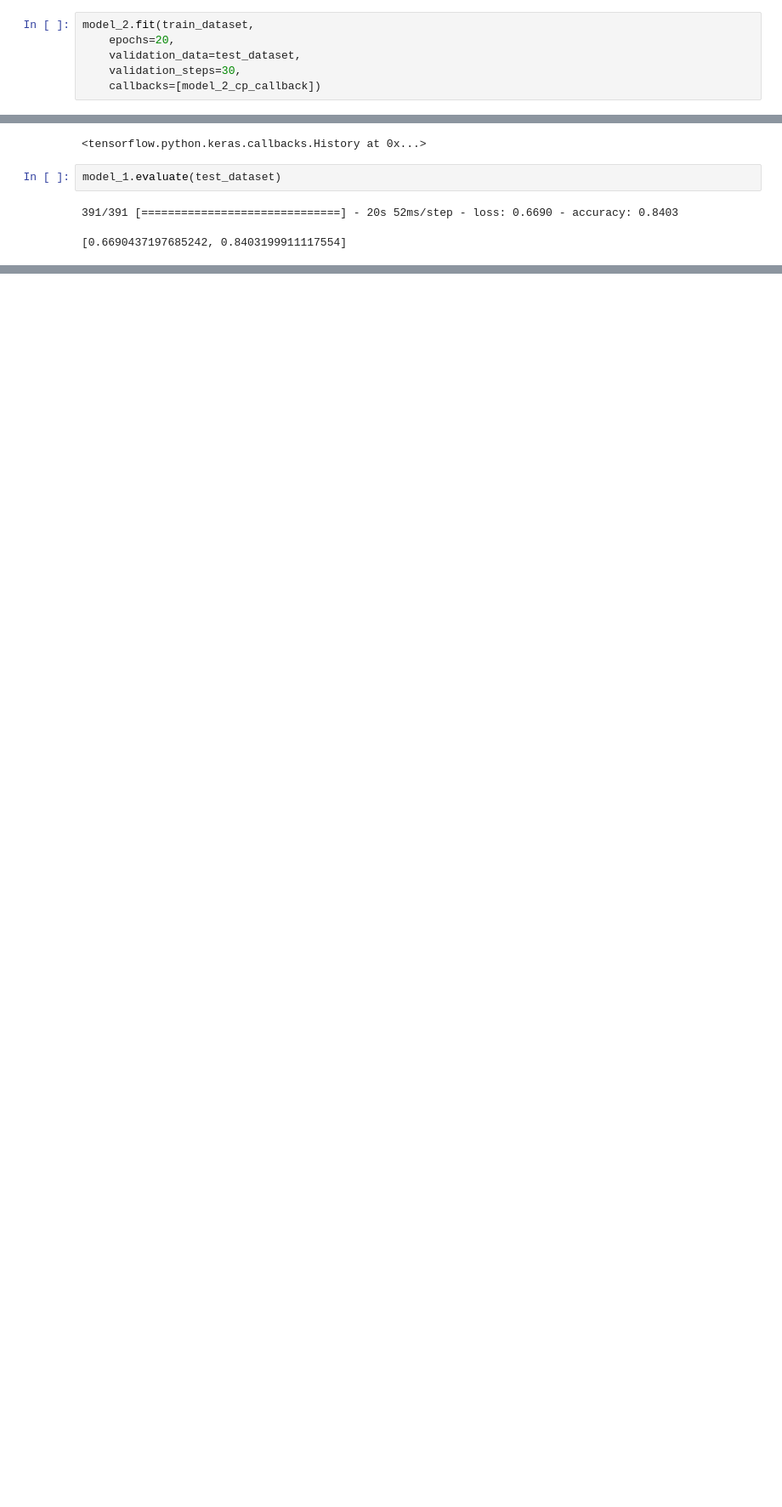
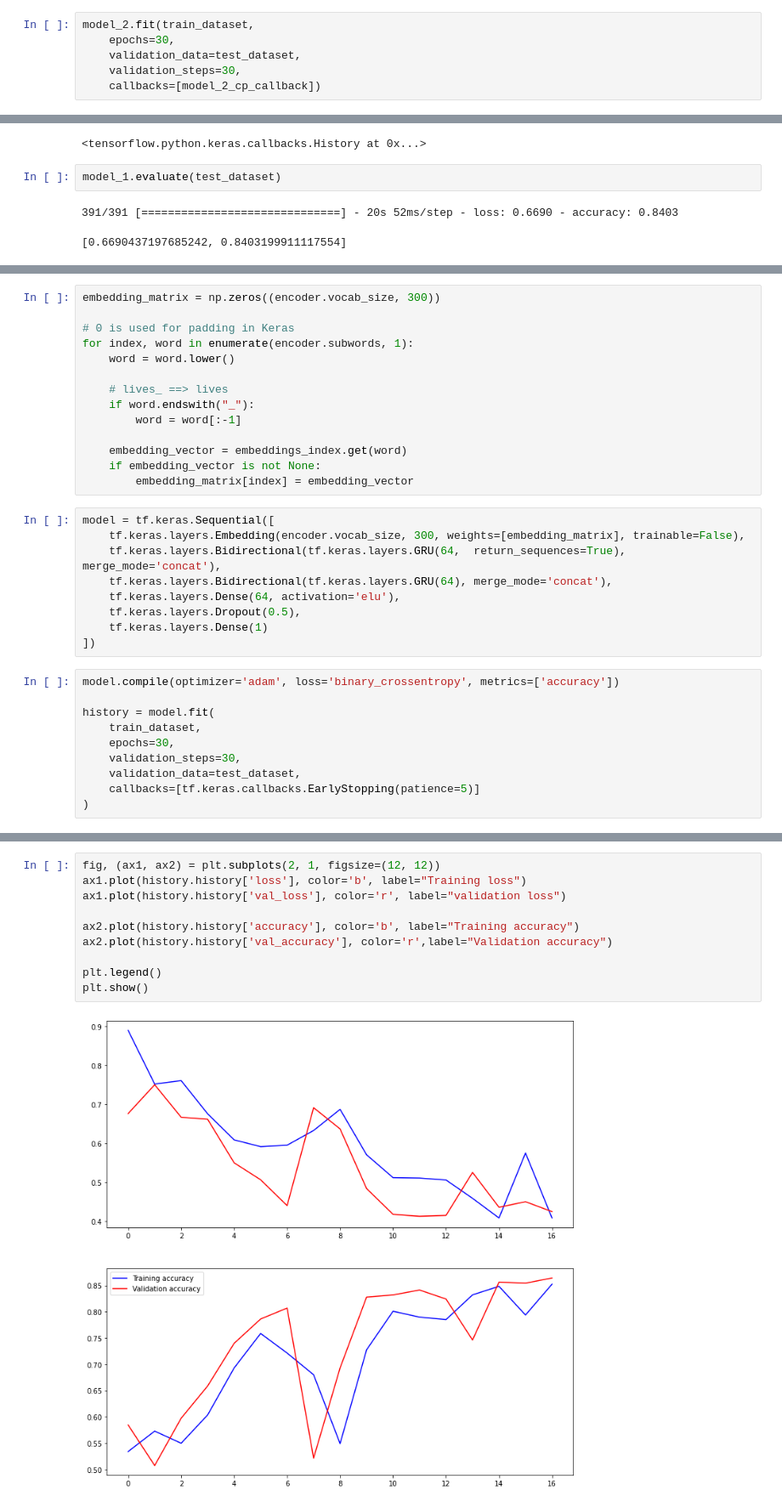
Before and after one commit to MikitaDubovik/Machine-Learning-II, a Jupyter notebook: lab7/lab7.ipynb, the cells around one changed output, grey strips where cells are left out. Shown at 85% size. Cells and saved outputs as stored; diff of their text form; blank space fills up the shorter version.

```diff
--- a/lab7/lab7.ipynb
+++ b/lab7/lab7.ipynb
@@ -88,7 +88,7 @@ model_2_cp_callback = tf.keras.callbacks.ModelCheckpoint(
     )
 # %%
 model_2.fit(train_dataset,
-    epochs=20,
+    epochs=30,
     validation_data=test_dataset,
     validation_steps=30,
     callbacks=[model_2_cp_callback])
@@ -123,0 +174,33 @@ model_2.evaluate(test_dataset)
+# %%
+embedding_matrix = np.zeros((encoder.vocab_size, 300))
+
+# 0 is used for padding in Keras
+for index, word in enumerate(encoder.subwords, 1):
+    word = word.lower()
+
+    # lives_ ==> lives
+    if word.endswith("_"):
+        word = word[:-1]
+
+    embedding_vector = embeddings_index.get(word)
+    if embedding_vector is not None:
+        embedding_matrix[index] = embedding_vector
+# %%
+model = tf.keras.Sequential([
+    tf.keras.layers.Embedding(encoder.vocab_size, 300, weights=[embedding_matrix], trainable=False),
+    tf.keras.layers.Bidirectional(tf.keras.layers.GRU(64,  return_sequences=True), merge_mode='concat'),
+    tf.keras.layers.Bidirectional(tf.keras.layers.GRU(64), merge_mode='concat'),
+    tf.keras.layers.Dense(64, activation='elu'),
+    tf.keras.layers.Dropout(0.5),
+    tf.keras.layers.Dense(1)
+])
+# %%
+model.compile(optimizer='adam', loss='binary_crossentropy', metrics=['accuracy'])
+
+history = model.fit(
+    train_dataset,
+    epochs=30,
+    validation_steps=30,
+    validation_data=test_dataset,
+    callbacks=[tf.keras.callbacks.EarlyStopping(patience=5)]
+)
@@ -123,0 +225,12 @@ model_2.evaluate(test_dataset)
+# %%
+fig, (ax1, ax2) = plt.subplots(2, 1, figsize=(12, 12))
+ax1.plot(history.history['loss'], color='b', label="Training loss")
+ax1.plot(history.history['val_loss'], color='r', label="validation loss")
+
+ax2.plot(history.history['accuracy'], color='b', label="Training accuracy")
+ax2.plot(history.history['val_accuracy'], color='r',label="Validation accuracy")
+
+plt.legend()
+plt.show()
+# %% [output]
+[figure, added]
```
Also changed, not shown: parts of 9 cells of this notebook.
